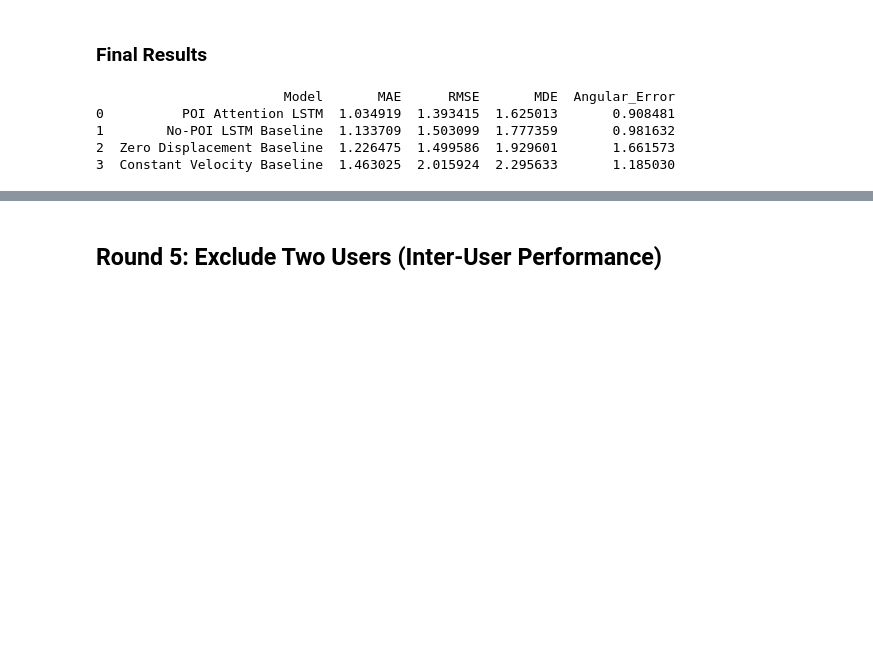
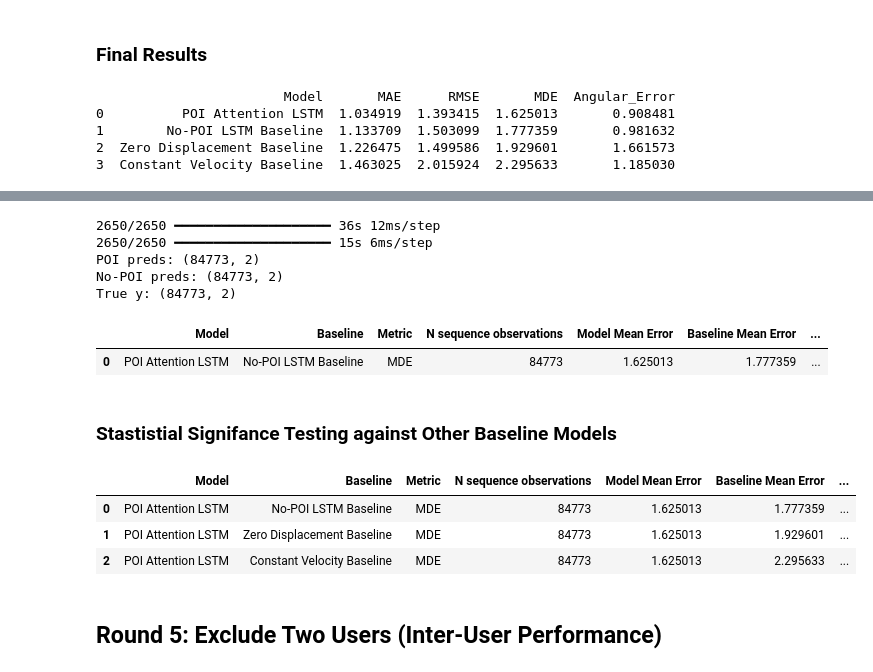
Before and after one commit to Asc3nded05/POIPathPrediction, a Jupyter notebook: public/LSTM models/POILSTM.ipynb, the cells around one changed output, grey strips where cells are left out. Drawn from its saved outputs; the diff is of its cells as text; code cells hidden in the pictures; blank space fills up the shorter version.

Commit message:
Added Signficance Testing

```diff
--- a/public/LSTM models/POILSTM.ipynb
+++ b/public/LSTM models/POILSTM.ipynb
@@ -1729,0 +1867,15 @@ print(results_df_4)
+# %%
+preds_poi_sig = poi_model.predict(X_test_sig)
+
+X_test_no_poi_sig = X_test_sig[:, :, :3]
+preds_no_poi_sig = no_poi_model.predict(X_test_no_poi_sig)
+
+print("POI preds:", preds_poi_sig.shape)
+print("No-POI preds:", preds_no_poi_sig.shape)
+print("True y:", y_test_sig.shape)
+# %% [output]
+2650/2650 ━━━━━━━━━━━━━━━━━━━━ 36s 12ms/step
+2650/2650 ━━━━━━━━━━━━━━━━━━━━ 15s 6ms/step
+POI preds: (84773, 2)
+No-POI preds: (84773, 2)
+True y: (84773, 2)
@@ -1730,3 +1936,61 @@ print(results_df_4)
+# %%
+stats_env_d = quick_test_without_metadata(
+    y_true=y_test_sig,
+    preds_model=preds_poi_sig,
+    preds_baseline=preds_no_poi_sig,
+    model_name="POI Attention LSTM",
+    baseline_name="No-POI LSTM Baseline"
+)
+
+stats_env_d
+# %% [output]
+|  | Model | Baseline | Metric | N sequence observations | Model Mean Error | Baseline Mean Error | ... |
+| 0 | POI Attention LSTM | No-POI LSTM Baseline | MDE | 84773 | 1.625013 | 1.777359 | ... |
+# %% [markdown]
+### Stastistial Signifance Testing against Other Baseline Models
+# %%
+# Zero displacement baseline
+preds_zero_sig = np.zeros_like(y_test_sig)
+
+# Constant velocity baseline
+dt = 0.05
+horizon_seconds = PREDICTION_HORIZON * dt
+
+last_vx = X_test_sig[:, -1, 0]
+last_vz = X_test_sig[:, -1, 1]
+
+preds_cv_sig = np.column_stack([
+    last_vx * horizon_seconds,
+    last_vz * horizon_seconds
+])
+# %%
+stats_zero = quick_test_without_metadata(
+    y_true=y_test_sig,
+    preds_model=preds_poi_sig,
+    preds_baseline=preds_zero_sig,
+    model_name="POI Attention LSTM",
+    baseline_name="Zero Displacement Baseline"
+)
+
+stats_cv = quick_test_without_metadata(
+    y_true=y_test_sig,
+    preds_model=preds_poi_sig,
+    preds_baseline=preds_cv_sig,
+    model_name="POI Attention LSTM",
+    baseline_name="Constant Velocity Baseline"
+)
+
+stats_all = pd.concat(
+    [stats_env_d, stats_zero, stats_cv],
+    ignore_index=True
+)
+
+stats_all
+# %% [output]
+|  | Model | Baseline | Metric | N sequence observations | Model Mean Error | Baseline Mean Error | ... |
+| 0 | POI Attention LSTM | No-POI LSTM Baseline | MDE | 84773 | 1.625013 | 1.777359 | ... |
+| 1 | POI Attention LSTM | Zero Displacement Baseline | MDE | 84773 | 1.625013 | 1.929601 | ... |
+| 2 | POI Attention LSTM | Constant Velocity Baseline | MDE | 84773 | 1.625013 | 2.295633 | ... |
 # %% [markdown]
 ## Round 5: Exclude Two Users (Inter-User Performance)
 # %%
```
Also changed, not shown: parts of 36 cells of this notebook, 3 other files.
